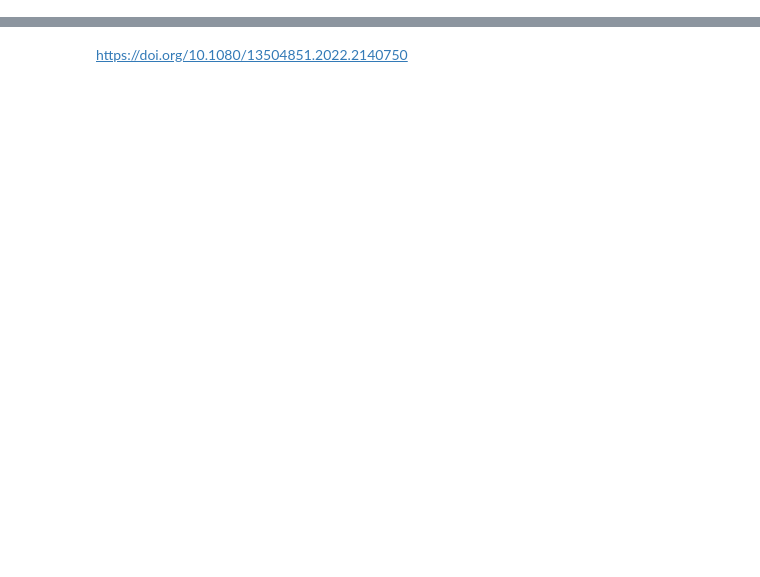
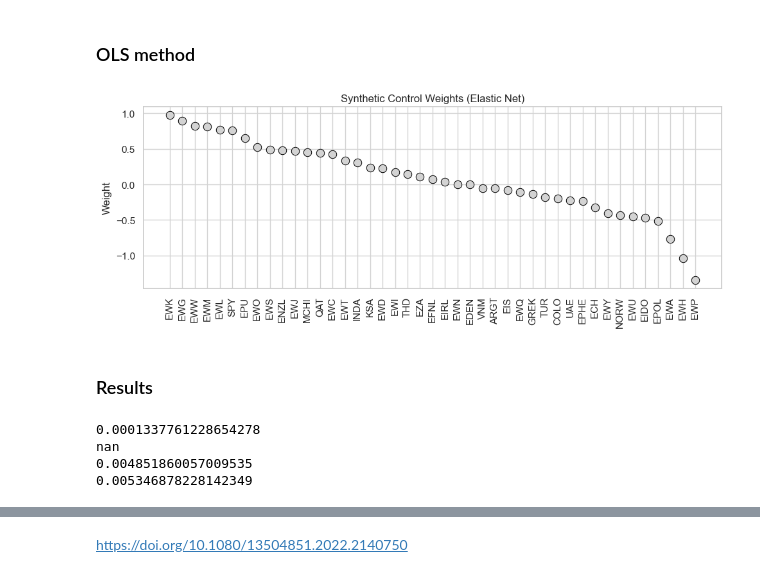
Before and after one commit to rdemarqui/causal_impact_on_ewz, a Jupyter notebook: ewz_analisys.ipynb, the cells around one changed output, grey strips where cells are left out. Saved outputs shown, nothing was run; the diff lists cells and outputs as text; code cells hidden in the pictures; blank space fills up the shorter version.

```diff
--- a/ewz_analisys.ipynb
+++ b/ewz_analisys.ipynb
@@ -7,0 +63,27 @@ import statsmodels.api as sm
+# %% [markdown]
+### OLS method
+# %%
+# Find weights without restrictions (short selling)
+
+# OLS without intercept
+ols_model = sm.OLS(Y1_pre, Y0_pre).fit()
+
+weights = ols_model.params
+
+# Apply weights
+EWZ_synth_ols = weights @ donors.T
+
+# Plot choosen weights
+selected = {
+    etf: w for etf, w in zip(donors.columns, weights.round(3))
+}
+
+plot_synthetic_weights(
+    selected,
+    title='Synthetic Control Weights (Elastic Net)',
+    figsize=(10,4)
+)
+# %% [output]
+[figure, added]
+# %% [markdown]
+### Results
@@ -7,0 +99,10 @@ import statsmodels.api as sm
+# %%
+print(mspe(treated_pre, synth_pre_canon))
+print(mspe(treated_pre, synth_post_ols))
+print(mspe(treated_post, synth_post_canon))
+print(mspe(treated_post, synth_post_ols))
+# %% [output]
+0.0001337761228654278
+nan
+0.004851860057009535
+0.005346878228142349
```
Also changed, not shown: parts of 56 cells of this notebook, 5 other files.
